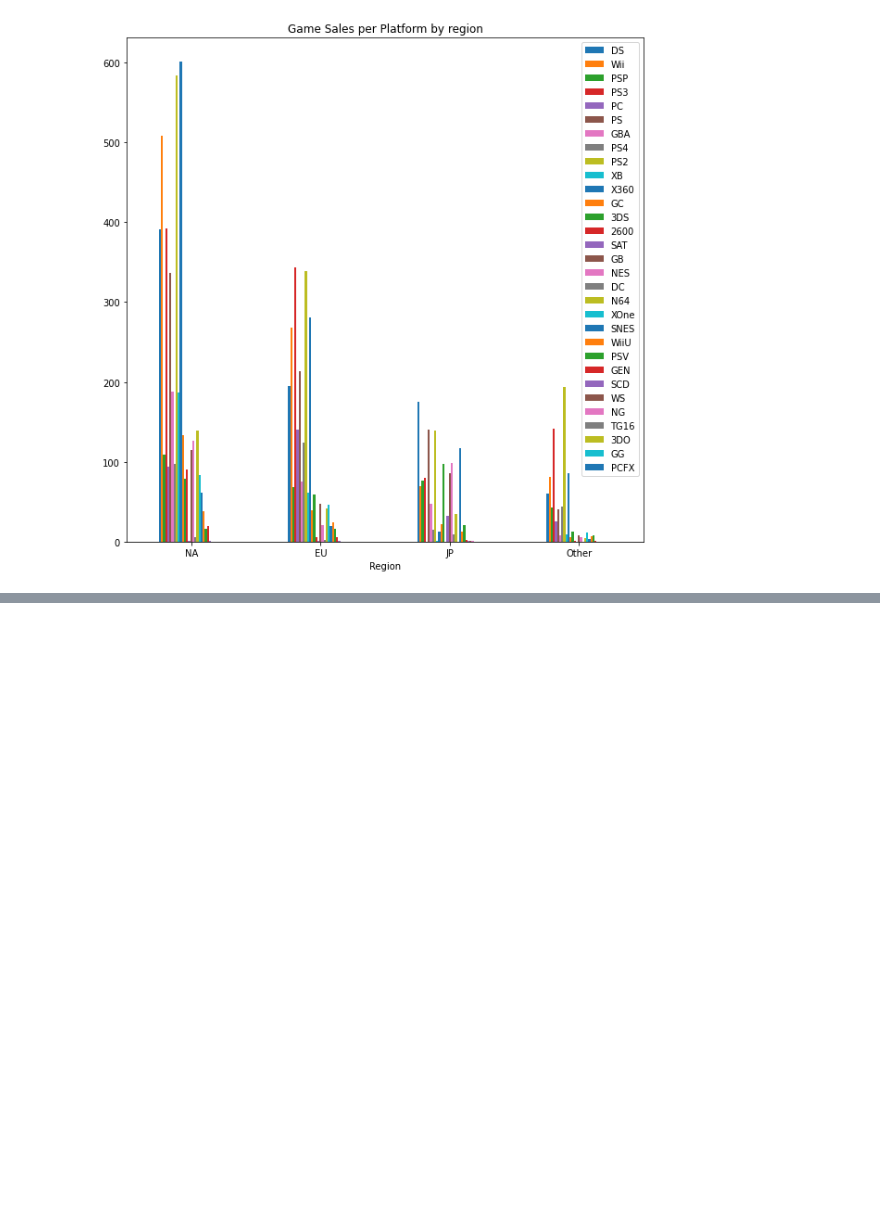
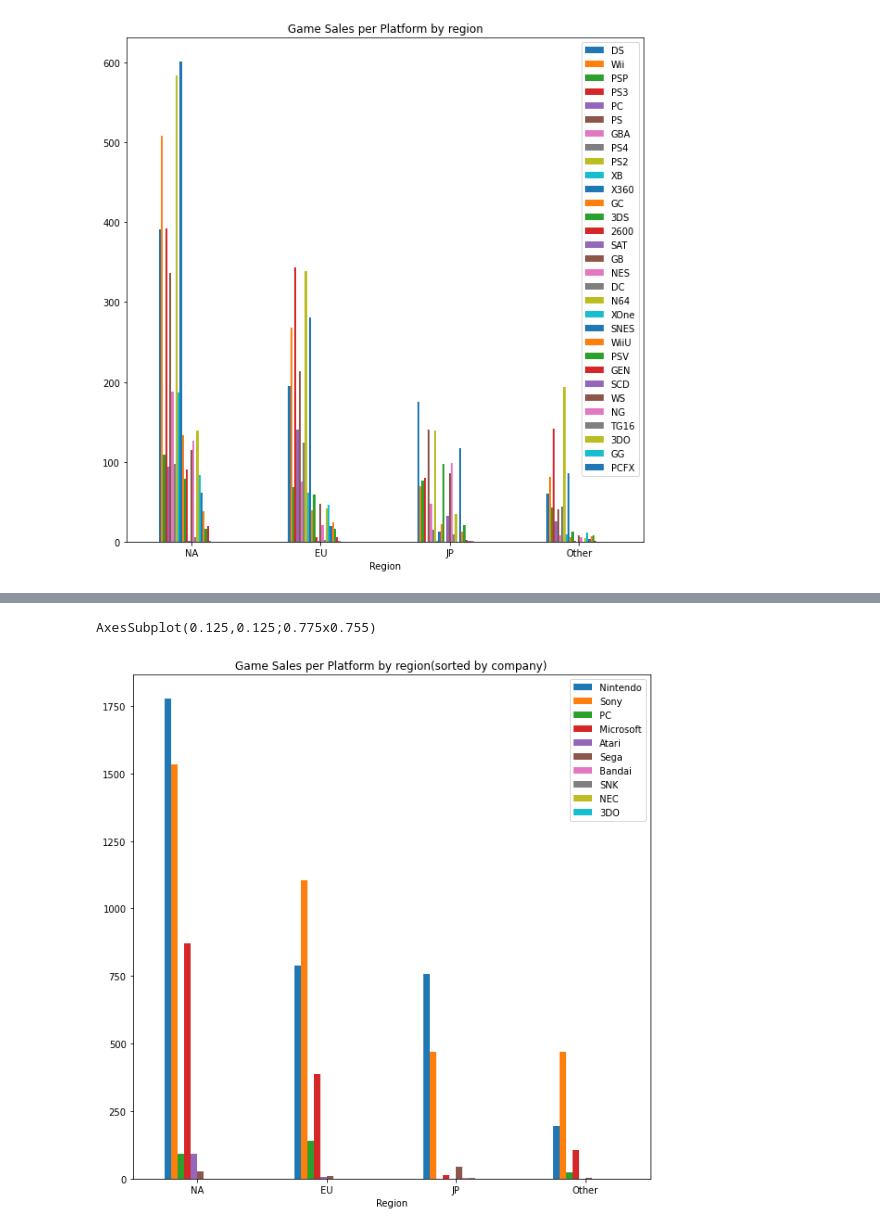
Before and after one commit to Lemonfry/ds-section1-project, a Jupyter notebook: section1-project.ipynb, the cells around one changed output, grey strips where cells are left out. Cells and saved outputs as stored; diff of their text form; code cells hidden in the pictures; blank space fills up the shorter version.

```diff
--- a/section1-project.ipynb
+++ b/section1-project.ipynb
@@ -692 +696,6 @@ game_data_platform_sorted
 16598 rows × 7 columns
+# %%
+Platform_list_2 = game_data_platform_sorted['Platform'].unique()
+Platform_list_2 = Platform_list_2.tolist()
+Platform_list_2.pop(9)
+Platform_list_2
@@ -692,0 +713,32 @@ game_data_platform_sorted
+# %%
+NA_Platform_Sales_2 = []
+for i in Platform_list_2:
+  i = game_data_platform_sorted.loc[game_data_platform_sorted['Platform'] == i, 'NA_Sales'].sum()
+  NA_Platform_Sales_2.append(i)
+
+EU_Platform_Sales_2 = []
+for i in Platform_list_2:
+  i = game_data_platform_sorted.loc[game_data_platform_sorted['Platform'] == i, 'EU_Sales'].sum()
+  EU_Platform_Sales_2.append(i)
+
+JP_Platform_Sales_2 = []
+for i in Platform_list_2:
+  i = game_data_platform_sorted.loc[game_data_platform_sorted['Platform'] == i, 'JP_Sales'].sum()
+  JP_Platform_Sales_2.append(i)
+
+Other_Platform_Sales_2 = []
+for i in Platform_list_2:
+  i = game_data_platform_sorted.loc[game_data_platform_sorted['Platform'] == i, 'Other_Sales'].sum()
+  Other_Platform_Sales_2.append(i)
+# %%
+platform_sales_2 = pd.DataFrame([NA_Platform_Sales_2])
+platform_sales_2 = platform_sales_2.append(platform_sales_2.iloc[-1], ignore_index=True)
+platform_sales_2.iloc[-1] = EU_Platform_Sales_2
+platform_sales_2 = platform_sales_2.append(platform_sales_2.iloc[-1], ignore_index=True)
+platform_sales_2.iloc[-1] = JP_Platform_Sales_2
+platform_sales_2 = platform_sales_2.append(platform_sales_2.iloc[-1], ignore_index=True)
+platform_sales_2.iloc[-1] = Other_Platform_Sales_2
+# %%
+platform_sales_2.columns = Platform_list_2
+platform_sales_2['Region'] = Region
+platform_sales_2 = platform_sales_2.set_index(['Region'])
@@ -692,0 +754,7 @@ game_data_platform_sorted
+# %%
+platform_barplot_2 = platform_sales_2.plot.bar(title="Game Sales per Platform by region(sorted by company)", rot=0, figsize=(10,10))
+print(platform_barplot_2)
+plt.show()
+# %% [output]
+AxesSubplot(0.125,0.125;0.775x0.755)
+[figure, added]
```
Also changed, not shown: parts of 5 cells of this notebook.
